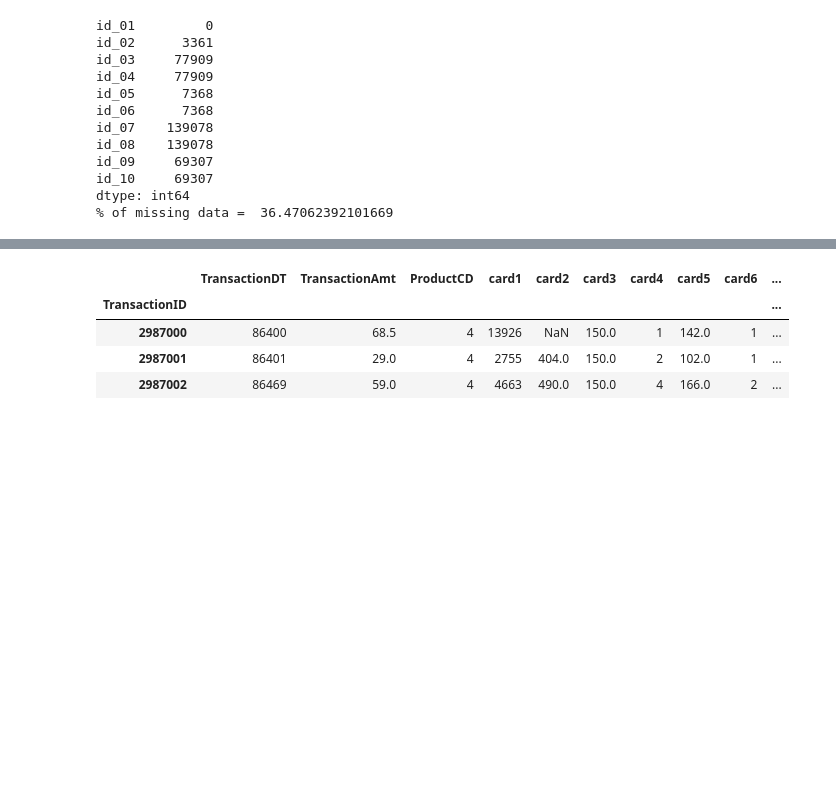
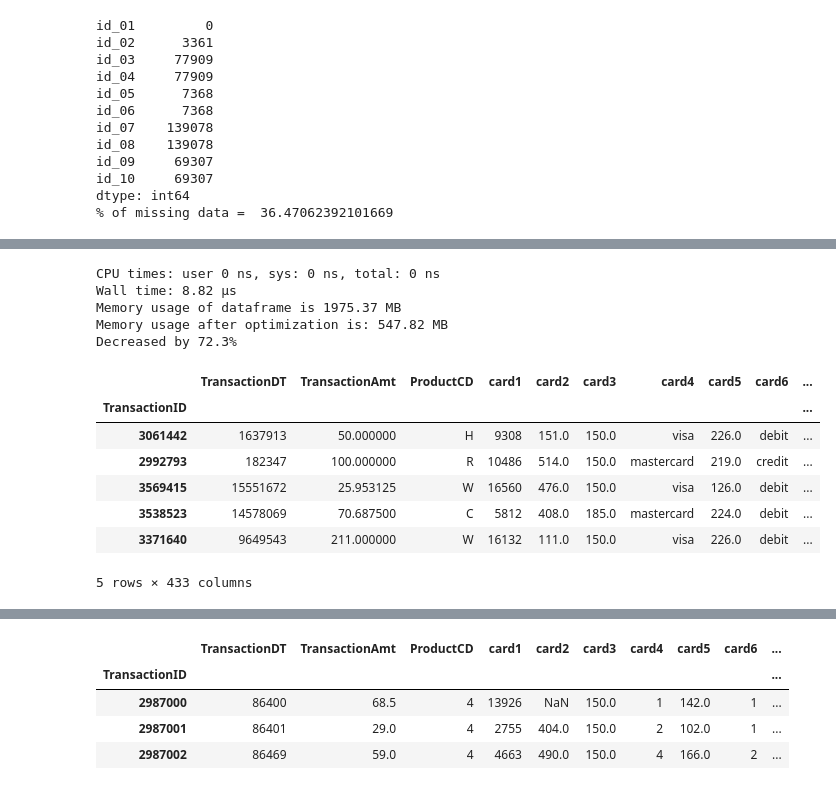
Before and after one commit to monjurmorshed793/credit-card-fraud-detection, a Jupyter notebook: credit-card-fraud.ipynb, the cells around one changed output, grey strips where cells are left out. Drawn from its saved outputs; the diff is of its cells as text; code cells hidden in the pictures; blank space fills up the shorter version.

```diff
--- a/credit-card-fraud.ipynb
+++ b/credit-card-fraud.ipynb
@@ -219,0 +266,29 @@ Wall time: 8.51 s
+# %%
+# reduced memory usage
+%time
+train = reduce_mem_usage2(train)
+# %% [output]
+CPU times: user 0 ns, sys: 0 ns, total: 0 ns
+Wall time: 8.82 µs
+Memory usage of dataframe is 1975.37 MB
+Memory usage after optimization is: 547.82 MB
+Decreased by 72.3%
+# %%
+X_train,X_test,y_train,y_test=train_test_split(train.drop('isFraud',axis=1),y_train,test_size=.2,random_state=1)
+# %%
+X=pd.concat([X_train,y_train],axis=1)
+
+
+not_fraud=X[X.isFraud==0]
+fraud=X[X.isFraud==1]
+# %%
+not_fraud.head()
+# %% [output]
+|  | TransactionDT | TransactionAmt | ProductCD | card1 | card2 | card3 | card4 | card5 | card6 | ... |
+| TransactionID |  |  |  |  |  |  |  |  |  | ... |
+| 3061442 | 1637913 | 50.000000 | H | 9308 | 151.0 | 150.0 | visa | 226.0 | debit | ... |
+| 2992793 | 182347 | 100.000000 | R | 10486 | 514.0 | 150.0 | mastercard | 219.0 | credit | ... |
+| 3569415 | 15551672 | 25.953125 | W | 16560 | 476.0 | 150.0 | visa | 126.0 | debit | ... |
+| 3538523 | 14578069 | 70.687500 | C | 5812 | 408.0 | 185.0 | mastercard | 224.0 | debit | ... |
+| 3371640 | 9649543 | 211.000000 | W | 16132 | 111.0 | 150.0 | visa | 226.0 | debit | ... |
+5 rows × 433 columns
```
Also changed, not shown: parts of 26 cells of this notebook.
